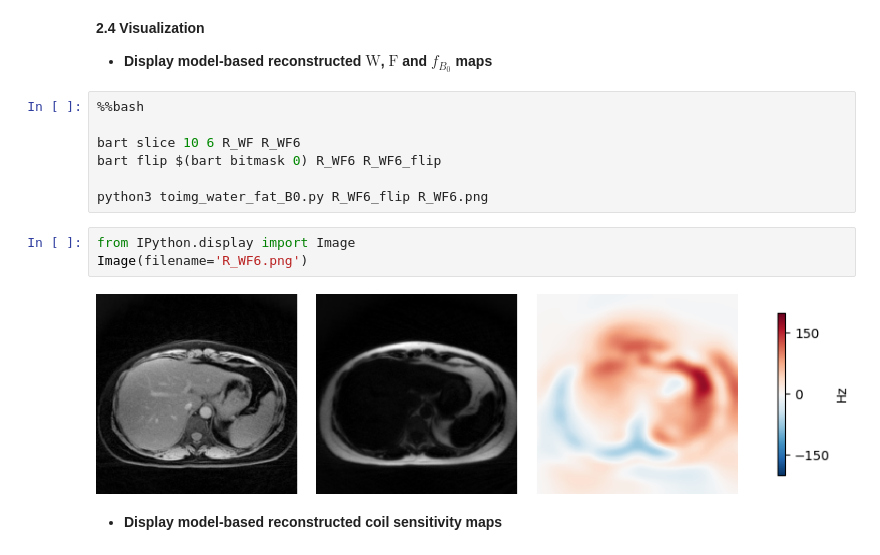
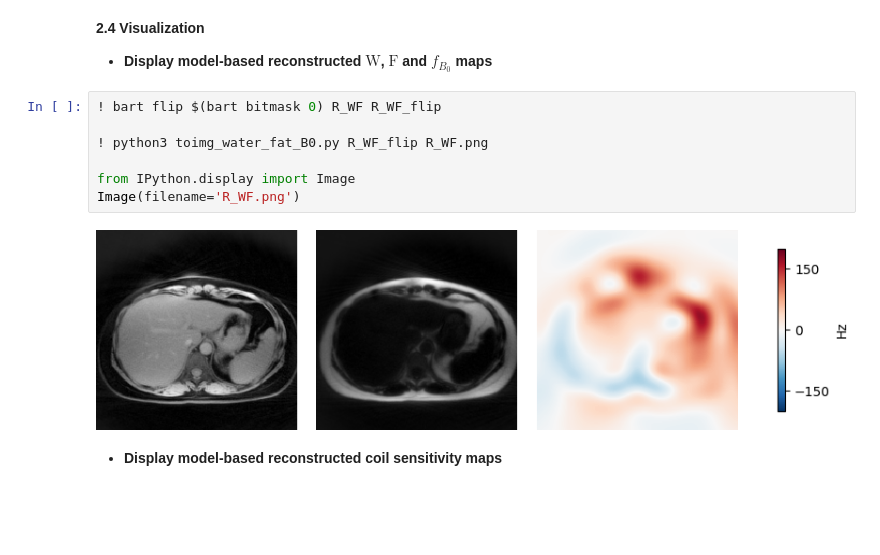
Before and after one commit to uecker/mri_test, a Jupyter notebook: ismrm2021/model_based/bart_moba.ipynb, the cells around one changed output. Saved outputs shown, nothing was run; the diff lists cells and outputs as text; blank space fills up the shorter version.

Commit message:
update on moba water/fat separation part

```diff
--- a/ismrm2021/model_based/bart_moba.ipynb
+++ b/ismrm2021/model_based/bart_moba.ipynb
@@ -557,17 +584,14 @@ Total Time: 1322.26 s
 
 - **Display model-based reconstructed $\text{W}$, $\text{F}$ and $f_{B_0}$ maps**
 # %%
-%%bash
+! bart flip $(bart bitmask 0) R_WF R_WF_flip
 
-bart slice 10 6 R_WF R_WF6
-bart flip $(bart bitmask 0) R_WF6 R_WF6_flip
+! python3 toimg_water_fat_B0.py R_WF_flip R_WF.png
 
-python3 toimg_water_fat_B0.py R_WF6_flip R_WF6.png
+from IPython.display import Image
+Image(filename='R_WF.png')
+# %% [output]
+[figure, added]
-# %%
-from IPython.display import Image
-Image(filename='R_WF6.png')
-# %% [output]
-[figure, removed]
 # %% [markdown]
 * **Display model-based reconstructed coil sensitivity maps**
 # %%
```
Also changed, not shown: parts of 18 cells of this notebook, 1 other file.
